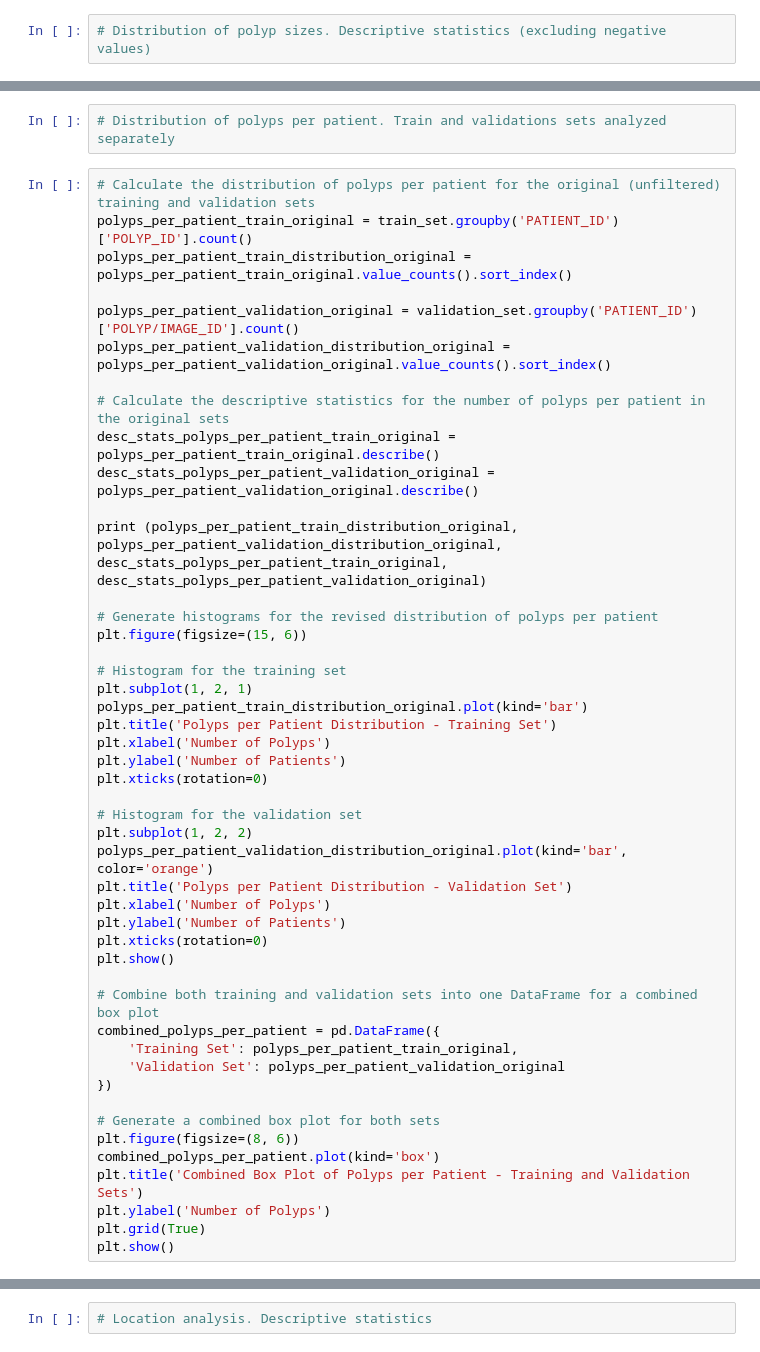
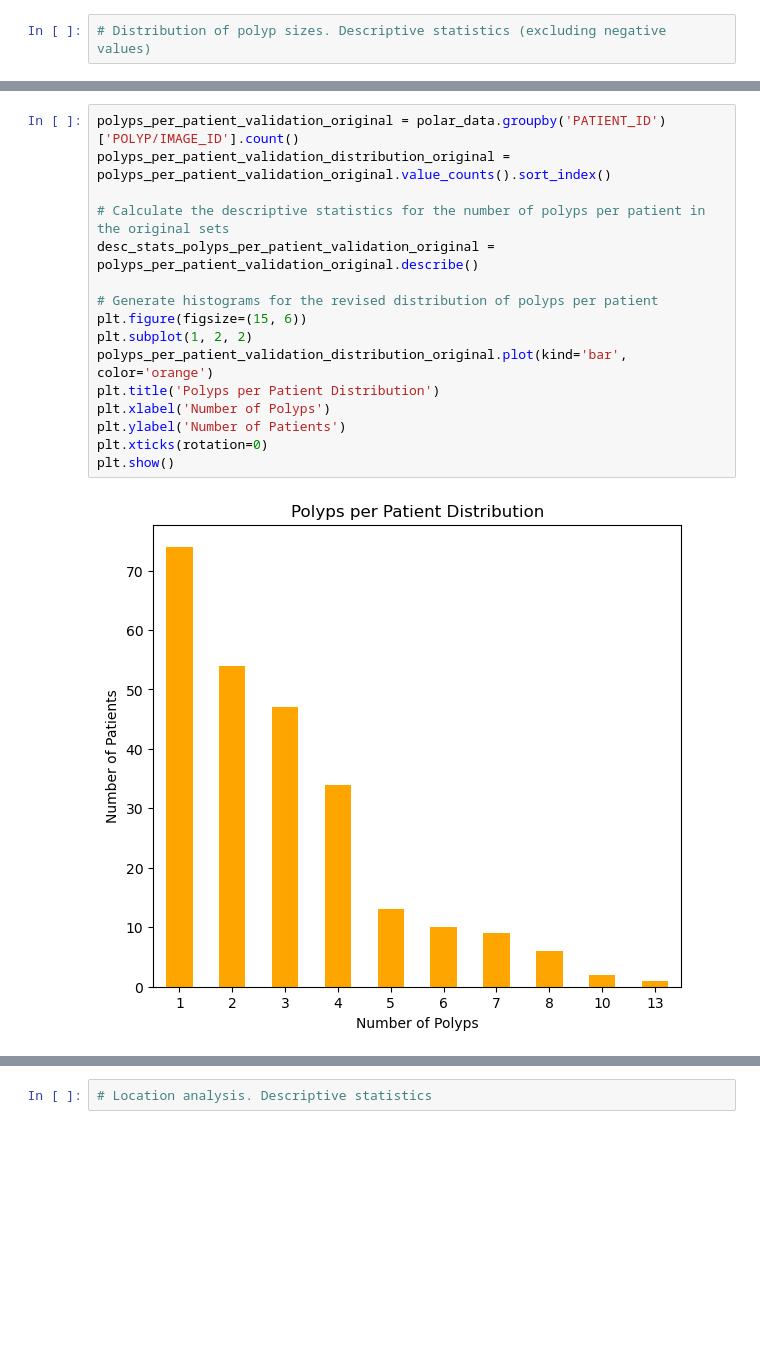
Before and after one commit to irconde/polyp-db-analysis, a Jupyter notebook: polar-database-analysis.ipynb, the cells around one changed output, grey strips where cells are left out. Drawn from its saved outputs; the diff is of its cells as text; blank space fills up the shorter version.

```diff
--- a/polar-database-analysis.ipynb
+++ b/polar-database-analysis.ipynb
@@ -332,49 +179,18 @@ combined_pathology_distribution
-# %%
-# Distribution of polyps per patient. Train and validations sets analyzed separately
 # %%
-# Calculate the distribution of polyps per patient for the original (unfiltered) training and validation sets
-polyps_per_patient_train_original = train_set.groupby('PATIENT_ID')['POLYP_ID'].count()
-polyps_per_patient_train_distribution_original = polyps_per_patient_train_original.value_counts().sort_index()
-
-polyps_per_patient_validation_original = validation_set.groupby('PATIENT_ID')['POLYP/IMAGE_ID'].count()
+polyps_per_patient_validation_original = polar_data.groupby('PATIENT_ID')['POLYP/IMAGE_ID'].count()
 polyps_per_patient_validation_distribution_original = polyps_per_patient_validation_original.value_counts().sort_index()
 
 # Calculate the descriptive statistics for the number of polyps per patient in the original sets
-desc_stats_polyps_per_patient_train_original = polyps_per_patient_train_original.describe()
 desc_stats_polyps_per_patient_validation_original = polyps_per_patient_validation_original.describe()
-
-print (polyps_per_patient_train_distribution_original, polyps_per_patient_validation_distribution_original, desc_stats_polyps_per_patient_train_original, desc_stats_polyps_per_patient_validation_original)
 
 # Generate histograms for the revised distribution of polyps per patient
 plt.figure(figsize=(15, 6))
-
-# Histogram for the training set
-plt.subplot(1, 2, 1)
-polyps_per_patient_train_distribution_original.plot(kind='bar')
-plt.title('Polyps per Patient Distribution - Training Set')
-plt.xlabel('Number of Polyps')
-plt.ylabel('Number of Patients')
-plt.xticks(rotation=0)
-
-# Histogram for the validation set
 plt.subplot(1, 2, 2)
 polyps_per_patient_validation_distribution_original.plot(kind='bar', color='orange')
-plt.title('Polyps per Patient Distribution - Validation Set')
+plt.title('Polyps per Patient Distribution')
 plt.xlabel('Number of Polyps')
 plt.ylabel('Number of Patients')
 plt.xticks(rotation=0)
 plt.show()
-
-# Combine both training and validation sets into one DataFrame for a combined box plot
-combined_polyps_per_patient = pd.DataFrame({
-    'Training Set': polyps_per_patient_train_original,
-    'Validation Set': polyps_per_patient_validation_original
-})
-
-# Generate a combined box plot for both sets
-plt.figure(figsize=(8, 6))
-combined_polyps_per_patient.plot(kind='box')
-plt.title('Combined Box Plot of Polyps per Patient - Training and Validation Sets')
-plt.ylabel('Number of Polyps')
-plt.grid(True)
-plt.show()
+# %% [output]
+[figure, added]
```
Also changed, not shown: parts of 73 cells of this notebook.
